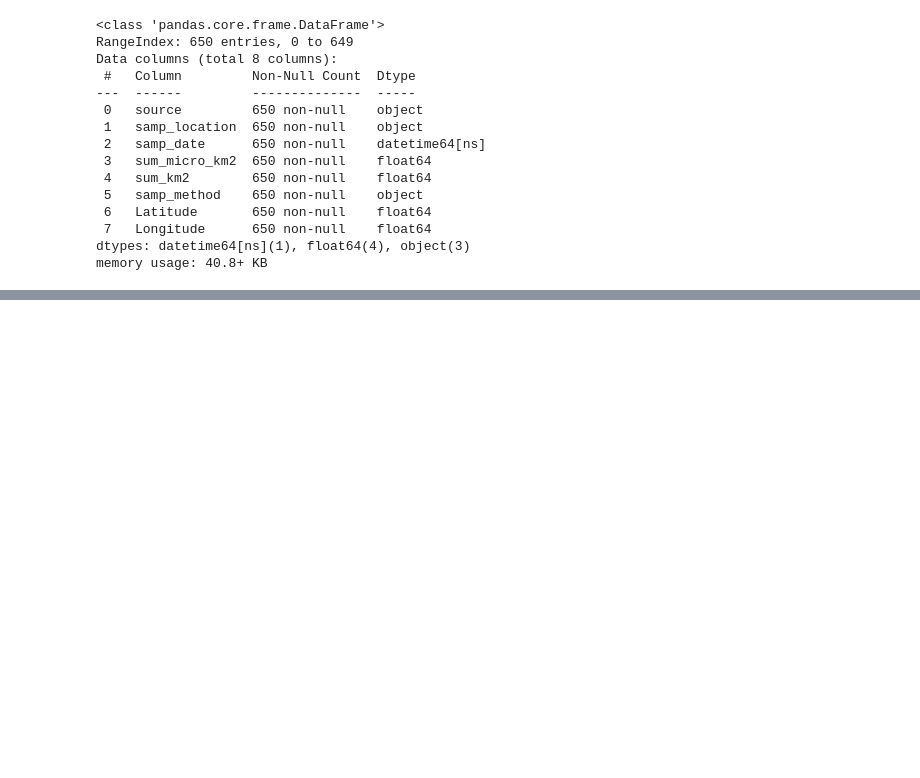
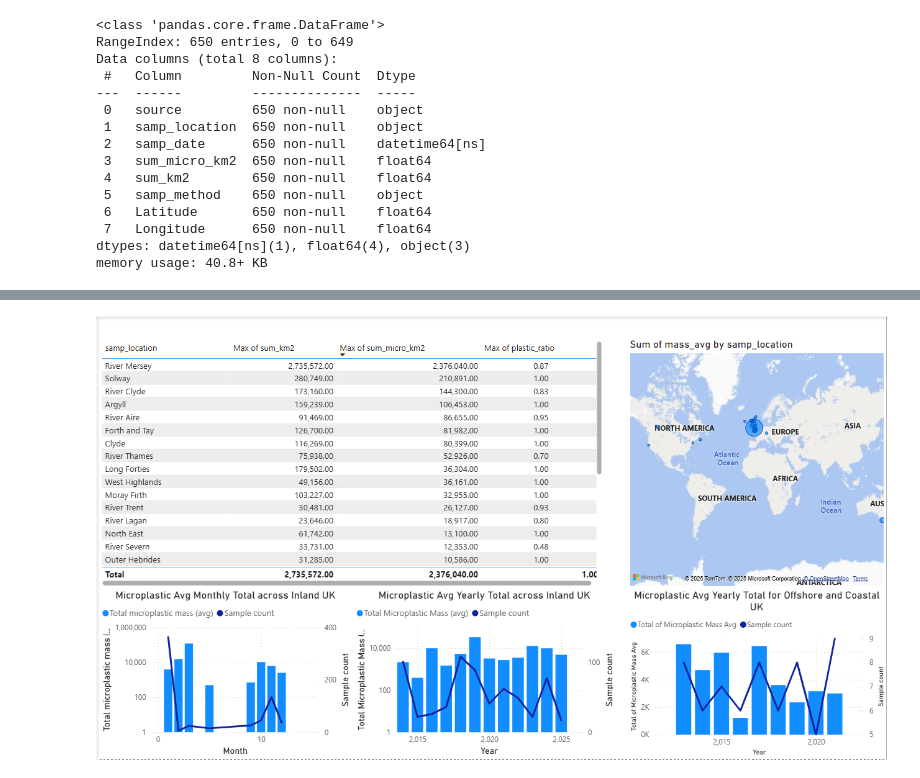
Before and after one commit to fonkerina/Microplastic-Tracker, a Jupyter notebook: MAIN.ipynb, the cells around one changed output, grey strips where cells are left out. Cells and saved outputs as stored; diff of their text form; code cells hidden in the pictures; blank space fills up the shorter version.

```diff
--- a/MAIN.ipynb
+++ b/MAIN.ipynb
@@ -737,3 +727,14 @@ inland_dat.head()
 | 2 | https://data.marine.gov.scot/data... | Moray Firth | 2014-01-08 14:01:00 | 0.0 | 0.0 | Net Tow sampling | 57.73000 | -3.83083 | ... |
 | 3 | https://data.marine.gov.scot/data... | Moray Firth | 2014-01-08 15:40:00 | 0.0 | 0.0 | Net Tow sampling | 57.89267 | -3.74833 | ... |
 | 4 | https://data.marine.gov.scot/data... | Moray Firth | 2014-01-08 18:50:00 | 1022.0 | 1022.0 | Net Tow sampling | 57.88933 | -3.44233 | ... |
+# %%
+# Dataset analysis for kernel/ covariance function
+
+# Determine seasonality/gaps using sample count per year,
+# determine data densities and range (Are there sharp jumps?),
+# check if overall changes are smooth..
+
+from IPython.display import Image
+Image("assets/img.png")
+# %% [output]
+[figure, added]
```
Also changed, not shown: parts of 15 cells of this notebook.
